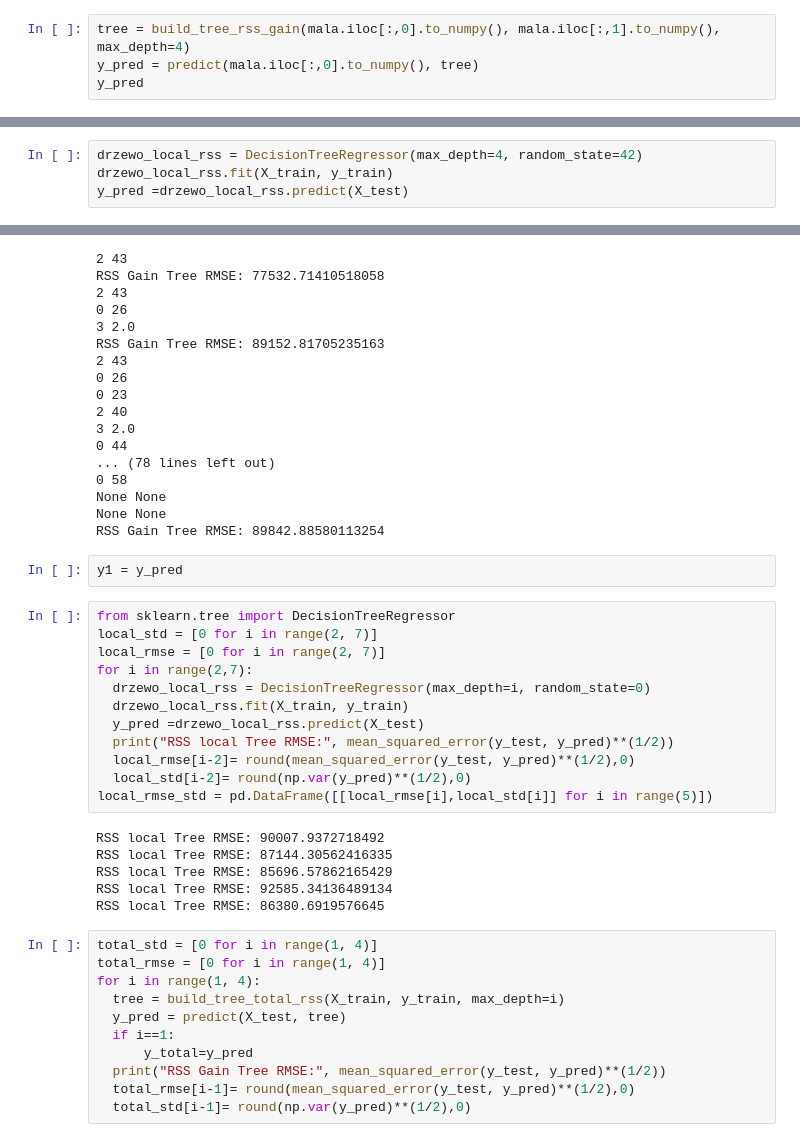
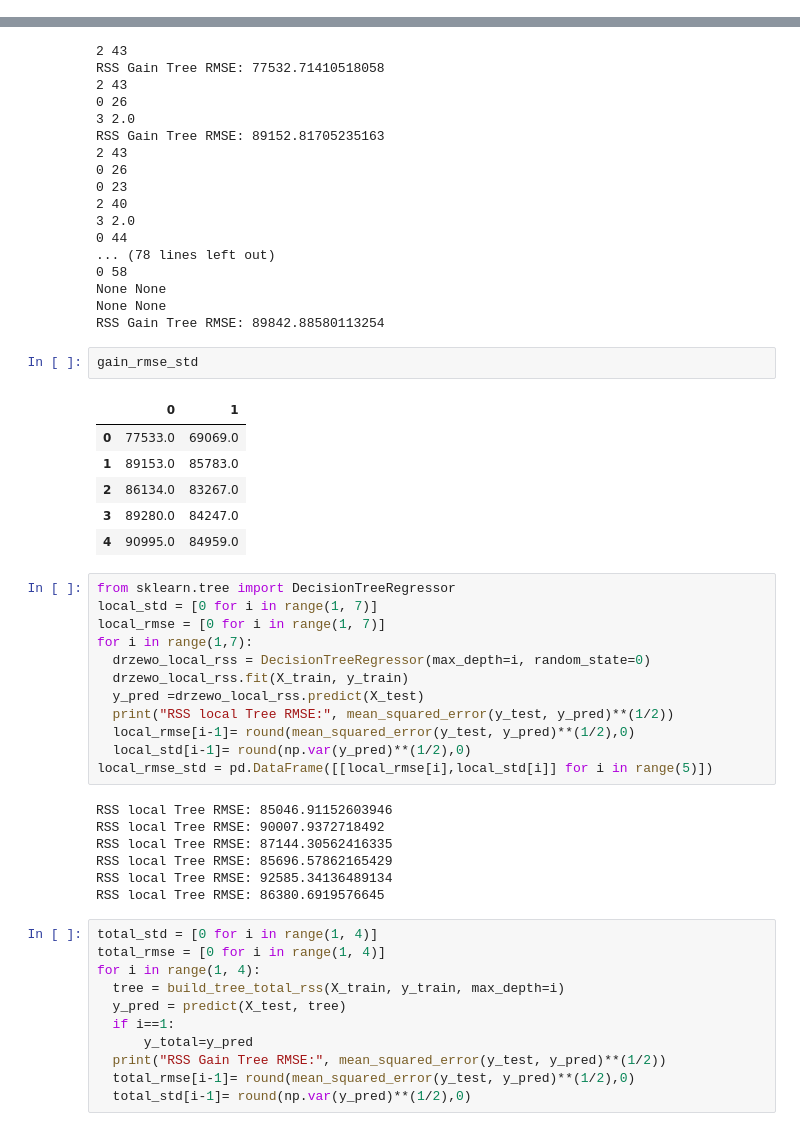
Before and after one commit to kaluznys/uczenie_maszynowe_UW, a Jupyter notebook: praca_domowa6.ipynb, the cells around one changed output, grey strips where cells are left out. Saved outputs shown, nothing was run; the diff lists cells and outputs as text.

```diff
--- a/praca_domowa6.ipynb
+++ b/praca_domowa6.ipynb
@@ -141,4 +138,0 @@ mala=df.iloc[:,[1,-1]]
-# %%
-tree = build_tree_rss_gain(mala.iloc[:,0].to_numpy(), mala.iloc[:,1].to_numpy(), max_depth=4)
-y_pred = predict(mala.iloc[:,0].to_numpy(), tree)
-y_pred
@@ -147,7 +139,3 @@ IndexError: tuple index out of range
-# %%
-drzewo_local_rss = DecisionTreeRegressor(max_depth=4, random_state=42)
-drzewo_local_rss.fit(X_train, y_train)
-y_pred =drzewo_local_rss.predict(X_test)
 # %%
 def rss(y):
     if len(y) == 0:
@@ -301,21 +289,29 @@ RSS Gain Tree RMSE: 89152.81705235163
 None None
 None None
 RSS Gain Tree RMSE: 89842.88580113254
-# %%
-y1 = y_pred
+# %%
+gain_rmse_std
+# %% [output]
+|  | 0 | 1 |
+| 0 | 77533.0 | 69069.0 |
+| 1 | 89153.0 | 85783.0 |
+| 2 | 86134.0 | 83267.0 |
+| 3 | 89280.0 | 84247.0 |
+| 4 | 90995.0 | 84959.0 |
 # %%
 from sklearn.tree import DecisionTreeRegressor
-local_std = [0 for i in range(2, 7)]
-local_rmse = [0 for i in range(2, 7)]
-for i in range(2,7):
+local_std = [0 for i in range(1, 7)]
+local_rmse = [0 for i in range(1, 7)]
+for i in range(1,7):
   drzewo_local_rss = DecisionTreeRegressor(max_depth=i, random_state=0)
   drzewo_local_rss.fit(X_train, y_train)
   y_pred =drzewo_local_rss.predict(X_test)
   print("RSS local Tree RMSE:", mean_squared_error(y_test, y_pred)**(1/2))
-  local_rmse[i-2]= round(mean_squared_error(y_test, y_pred)**(1/2),0)
-  local_std[i-2]= round(np.var(y_pred)**(1/2),0)
+  local_rmse[i-1]= round(mean_squared_error(y_test, y_pred)**(1/2),0)
+  local_std[i-1]= round(np.var(y_pred)**(1/2),0)
 local_rmse_std = pd.DataFrame([[local_rmse[i],local_std[i]] for i in range(5)])
 # %% [output]
+RSS local Tree RMSE: 85046.91152603946
 RSS local Tree RMSE: 90007.9372718492
 RSS local Tree RMSE: 87144.30562416335
 RSS local Tree RMSE: 85696.57862165429
```
Also changed, not shown: parts of 11 cells of this notebook.
